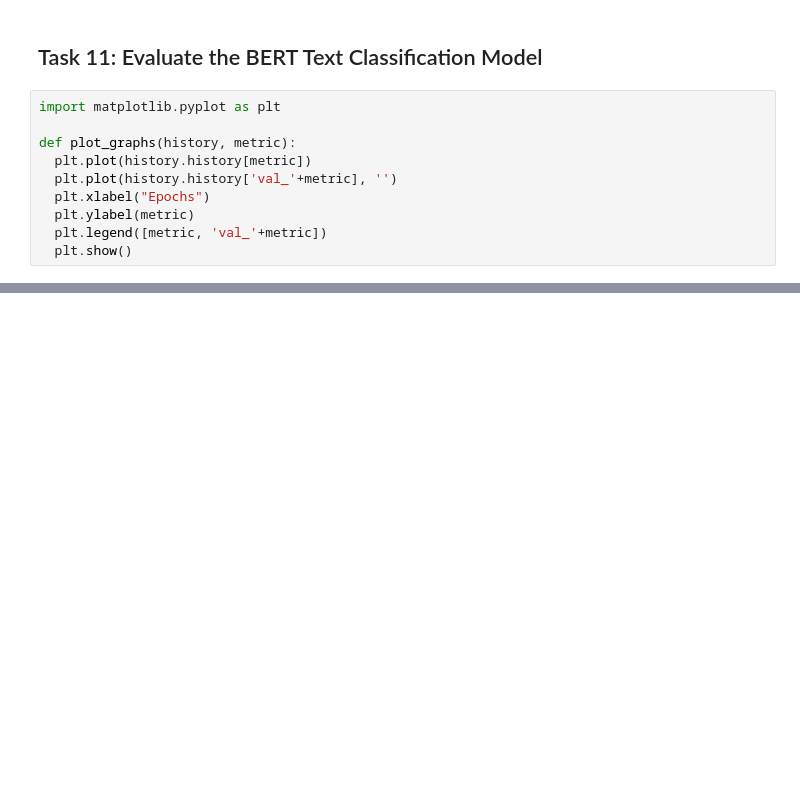
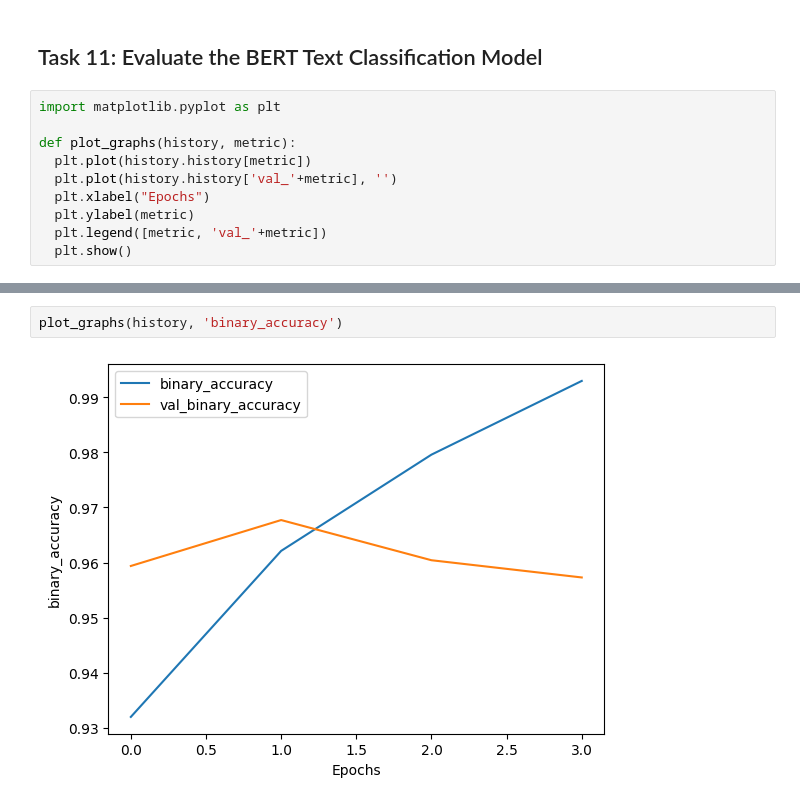
Before and after one commit to geethikaisuru/fine_tune_bert, a Jupyter notebook: Fine_Tune_BERT_for_Text_Classification_with_TensorFlow.ipynb, the cells around one changed output, grey strips where cells are left out. Saved outputs shown, nothing was run; the diff lists cells and outputs as text; blank space fills up the shorter version.

```diff
--- a/Fine_Tune_BERT_for_Text_Classification_with_TensorFlow.ipynb
+++ b/Fine_Tune_BERT_for_Text_Classification_with_TensorFlow.ipynb
@@ -319,0 +397,4 @@ def plot_graphs(history, metric):
+# %%
+plot_graphs(history, 'binary_accuracy')
+# %% [output]
+[figure, added]
```
Also changed, not shown: parts of 28 cells of this notebook.
